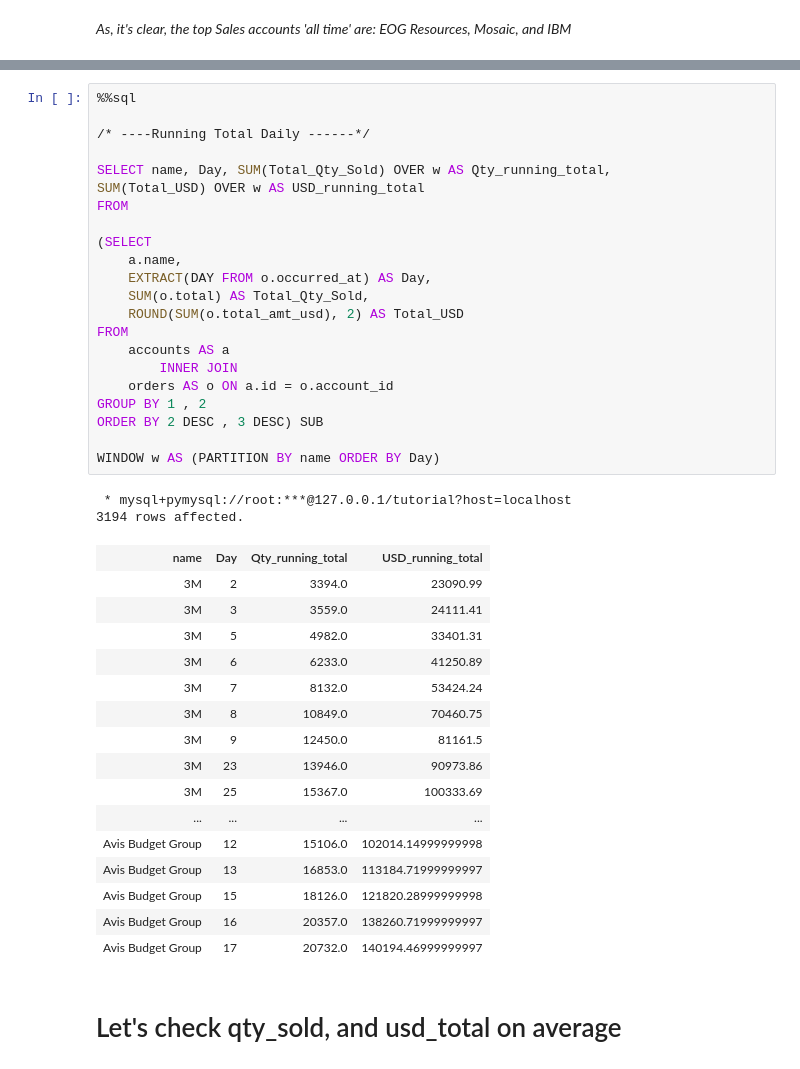
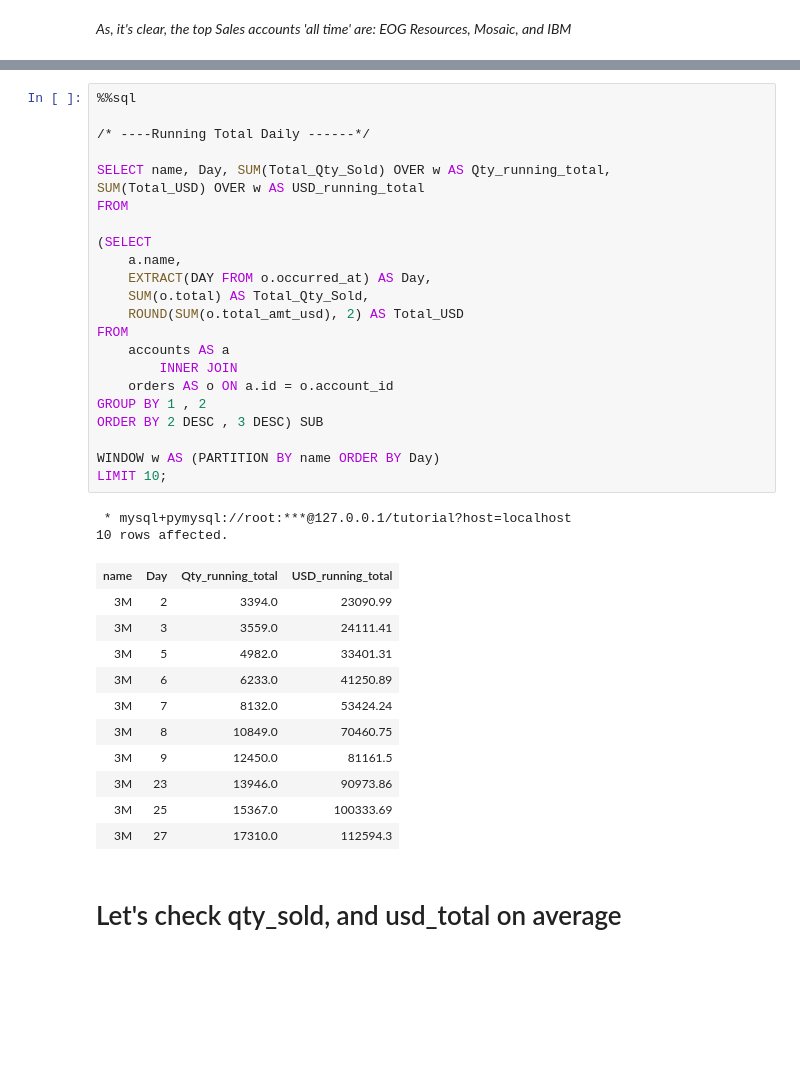
Before and after one commit to KhadijahMohamedAbd/SQL_Analysis_Project, a Jupyter notebook: SQL_Project.ipynb, the cells around one changed output, grey strips where cells are left out. Saved outputs shown, nothing was run; the diff lists cells and outputs as text; blank space fills up the shorter version.

```diff
--- a/SQL_Project.ipynb
+++ b/SQL_Project.ipynb
@@ -439,40 +412,36 @@ WINDOW w AS (PARTITION BY name ORDER BY Month)
 
 SELECT name, Day, SUM(Total_Qty_Sold) OVER w AS Qty_running_total,
 SUM(Total_USD) OVER w AS USD_running_total
 FROM
 
 (SELECT
     a.name,
     EXTRACT(DAY FROM o.occurred_at) AS Day,
     SUM(o.total) AS Total_Qty_Sold,
     ROUND(SUM(o.total_amt_usd), 2) AS Total_USD
 FROM
     accounts AS a
         INNER JOIN
     orders AS o ON a.id = o.account_id
 GROUP BY 1 , 2
 ORDER BY 2 DESC , 3 DESC) SUB
 
 WINDOW w AS (PARTITION BY name ORDER BY Day)
+LIMIT 10;
 # %% [output]
  * mysql+pymysql://root:***@127.0.0.1/tutorial?host=localhost
-3194 rows affected.
+10 rows affected.
 | name | Day | Qty_running_total | USD_running_total |
 | 3M | 2 | 3394.0 | 23090.99 |
 | 3M | 3 | 3559.0 | 24111.41 |
 | 3M | 5 | 4982.0 | 33401.31 |
 | 3M | 6 | 6233.0 | 41250.89 |
 | 3M | 7 | 8132.0 | 53424.24 |
 | 3M | 8 | 10849.0 | 70460.75 |
 | 3M | 9 | 12450.0 | 81161.5 |
 | 3M | 23 | 13946.0 | 90973.86 |
 | 3M | 25 | 15367.0 | 100333.69 |
-| ... | ... | ... | ... |
-| Avis Budget Group | 12 | 15106.0 | 102014.14999999998 |
-| Avis Budget Group | 13 | 16853.0 | 113184.71999999997 |
-| Avis Budget Group | 15 | 18126.0 | 121820.28999999998 |
-| Avis Budget Group | 16 | 20357.0 | 138260.71999999997 |
-| Avis Budget Group | 17 | 20732.0 | 140194.46999999997 |
+| 3M | 27 | 17310.0 | 112594.3 |
 # %% [markdown]
 # Let's check qty_sold, and usd_total on average
 # %%
```
Also changed, not shown: parts of 11 cells of this notebook.
